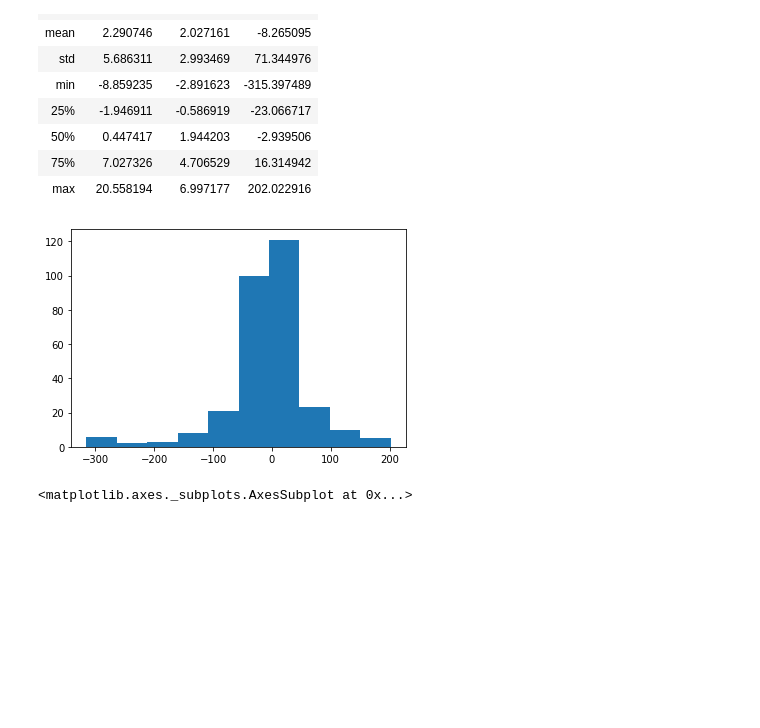
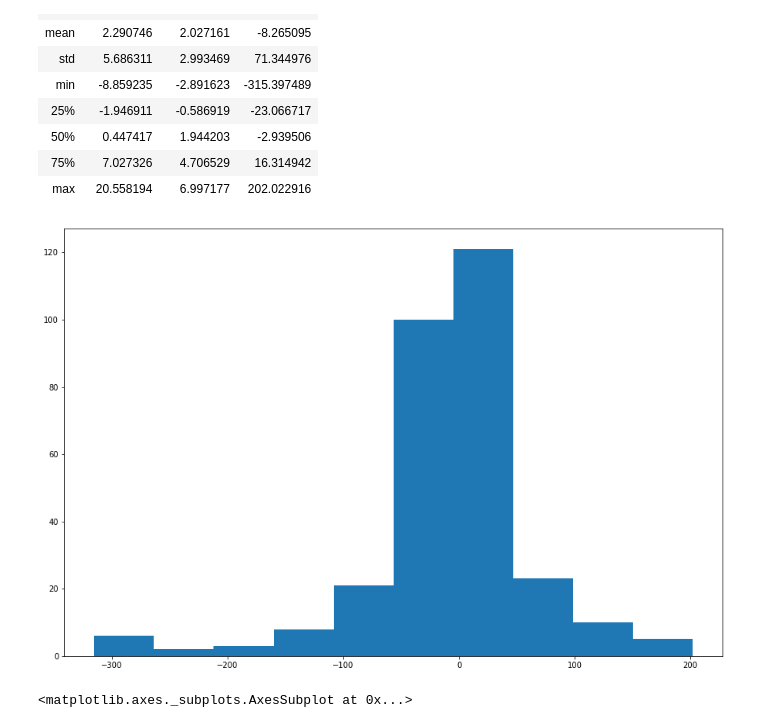
Before and after one commit to InwoongBae/Moloco, a Jupyter notebook: Moloco/MOLOCO_Q2.ipynb, the cells around one changed output. Saved outputs shown, nothing was run; the diff lists cells and outputs as text; code cells hidden in the pictures; blank space fills up the shorter version.

```diff
--- a/Moloco/MOLOCO_Q2.ipynb
+++ b/Moloco/MOLOCO_Q2.ipynb
@@ -118,11 +118,12 @@ X = df[['A','B']].values
 Y = df['C'].values
 # %%
 #Plot histogram of Y
+plt.figure(figsize=(15,10))
 plt.hist(Y, bins = 10)
 plt.show()
 #There seems some outliars according to this histogram.
 # %% [output]
-[figure, old version]
+[figure, new version]
 # %%
 #def normalize(column):
 #    upper = column.max()
```
Also changed, not shown: parts of 7 cells of this notebook.
